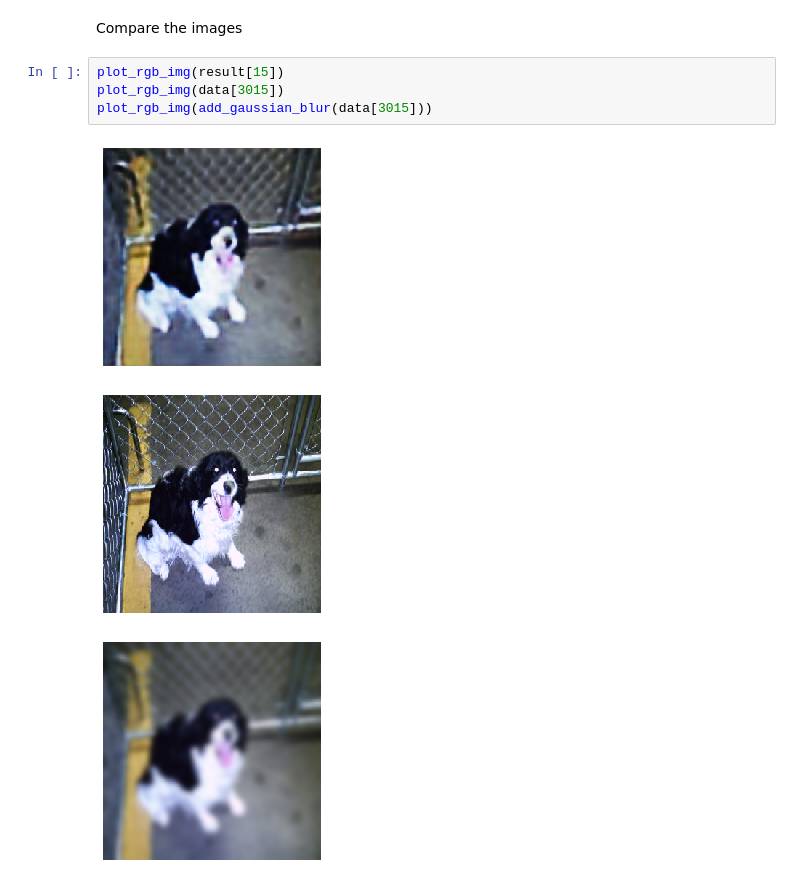
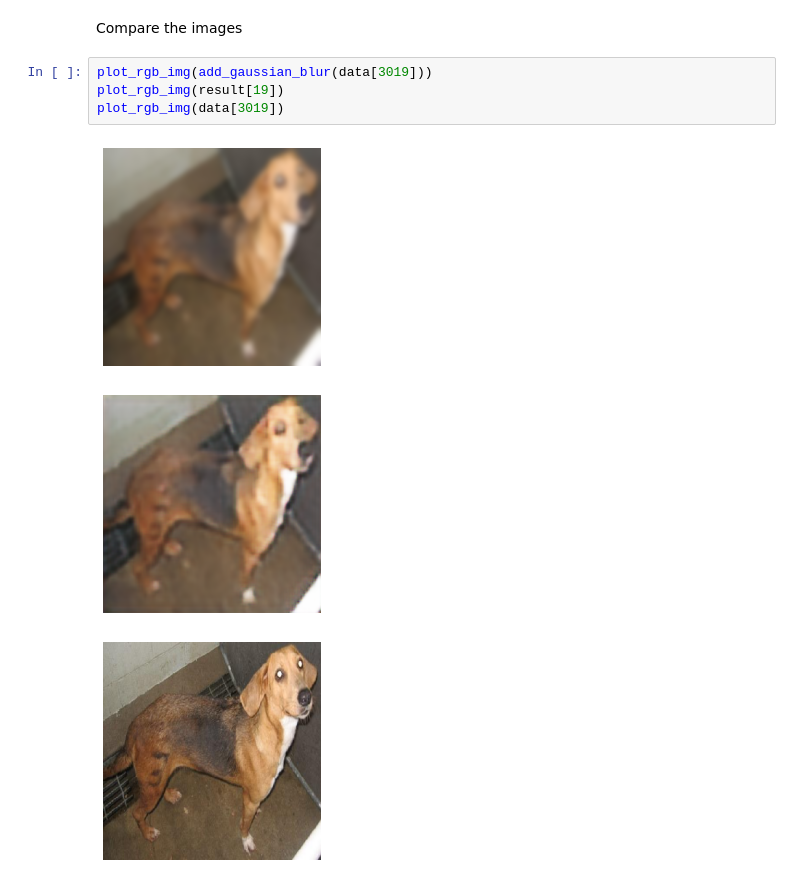
Before and after one commit to therealcyberlord/tensorflow_keras_color_images_denoiser, a Jupyter notebook: better_denoiser.ipynb, the cells around one changed output. Saved outputs shown, nothing was run; the diff lists cells and outputs as text.

```diff
--- a/better_denoiser.ipynb
+++ b/better_denoiser.ipynb
@@ -191,10 +195,10 @@ gaussian_auto_encoder.evaluate(test_data, gaussian_test_data)
 # %% [markdown]
 Compare the images
-# %%
-plot_rgb_img(result[15])
-plot_rgb_img(data[3015])
-plot_rgb_img(add_gaussian_blur(data[3015]))
-# %% [output]
-[figure, removed]
-[figure, removed]
-[figure, removed]
+# %%
+plot_rgb_img(add_gaussian_blur(data[3019]))
+plot_rgb_img(result[19])
+plot_rgb_img(data[3019])
+# %% [output]
+[figure, added]
+[figure, added]
+[figure, added]
```
Also changed, not shown: parts of 10 cells of this notebook.
